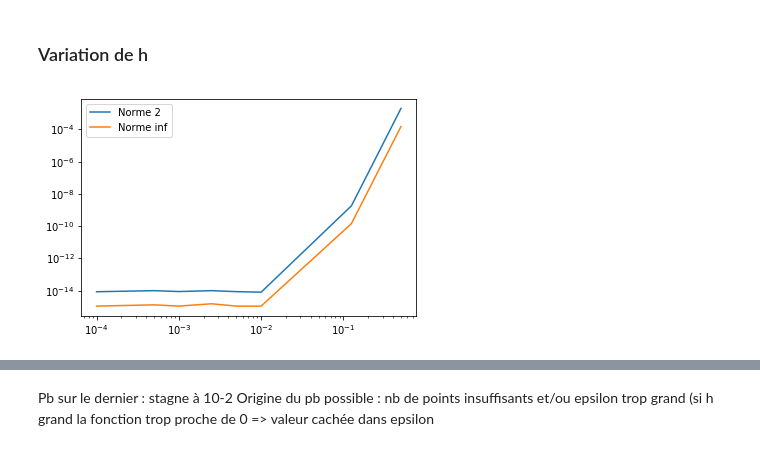
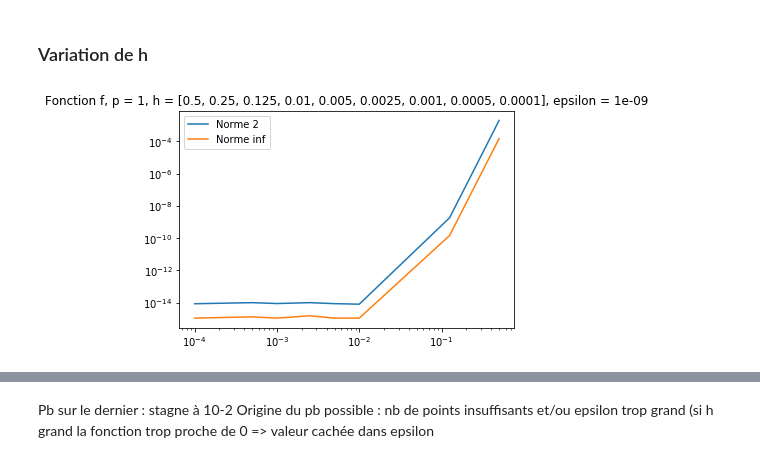
Before and after one commit to gerier/GestionDeProjet4A, a Jupyter notebook: Projet-n=2p+1.ipynb, the cells around one changed output, grey strips where cells are left out. Drawn from its saved outputs; the diff is of its cells as text; code cells hidden in the pictures.

```diff
--- a/Projet-n=2p+1.ipynb
+++ b/Projet-n=2p+1.ipynb
@@ -54,7 +54,7 @@ def q(x,h):
 
 def creneau(x,h):
     x = x*h
-    return (x<1/4)*0 + (x>3/4)*0 + (1/4<=x)*1 + (x<=3/4)*1
+    return (x<0.2*h)*0 + (x>0.8*h)*0 + (0.2*h<=x)*1 + (x<=0.8*h)*1
 
 def sinoffset(x,h):
     x = x*h
@@ -66,7 +66,16 @@ def gaussienne(x,h):
     sigma = 1/10
     return np.exp(-(x-m)**2/2/sigma**2) / (2*np.pi)/sigma
 
-fonctions_test = [f,g,t,j,k,q,creneau,sinoffset,gaussienne]
+def gaussienne2(x,h):
+    x = x*h
+    m = 1/2 * h
+    sigma = 1/1000
+    return np.exp(-(x-m)**2/2/sigma**2) / (2*np.pi)/sigma
+
+
+
+
+fonctions_test = [f,g,t,j,k,q,creneau,sinoffset,gaussienne,gaussienne2]
 # %% [markdown]
 ## Initialisation
 # %%
@@ -257,7 +266,7 @@ def test_approx(p,f,h,epsilon,affichage=None,s=None):
     return px,fx
 # %%
 h = 1/2
-p = 1
+p = 50
 epsilon=1e-5
 
 for fonctions in fonctions_test :
@@ -298,3 +308,9 @@ Norme de l'erreur :  n2 = 0.5742445974432966  ; ninf =  0.05621786559895048
 [figure]
 Norme de l'erreur :  n2 = 0.022313902298343923  ; ninf =  0.0020414469573094562
 ... (6 outputs left out)
+# %%
+p =10
+h  = 0.02
+epsilon = 1e-3
+
+test_approx(p,creneau,h,epsilon,1,1)
@@ -302,0 +378,7 @@ Norme de l'erreur :  n2 = 0.022313902298343923  ; ninf =  0.0020414469573094562
+# %%
+h = 1
+epsilon=0.001
+p = 5
+
+for fonctions in fonctions_test :
+    px,fx = test_approx(p,fonctions,h,epsilon,0,0)
@@ -326,18 +418,20 @@ plt.legend()
 # %%
 h = [1/2,1/4,1/8,1/100,1/200,1/400,1/1000,1/2000,1/10000]
 p = 1
 epsilon = 1e-9
 Err = np.zeros((2,len(h)))
 
 for f in fonctions_test :
     for i in range(len(h)):
         px,fx = test_approx(p,f,h[i],epsilon,0)
         Err[0,i] = npl.norm(px-fx)
         Err[1,i] = npl.norm(px-fx,np.inf)
 
     plt.loglog(h,Err[0,:],label="Norme 2")
     plt.loglog(h,Err[1,:],label="Norme inf")
+    name = str(f).split(' ')
+    plt.title("Fonction "+name[1]+", p = "+str(p)+", h = "+str(h)+", epsilon = "+str(epsilon))
     plt.legend()
     plt.show()
 # %% [output]
-[figure, old version]
+[figure, new version]
```
Also changed, not shown: parts of 9 cells of this notebook.
